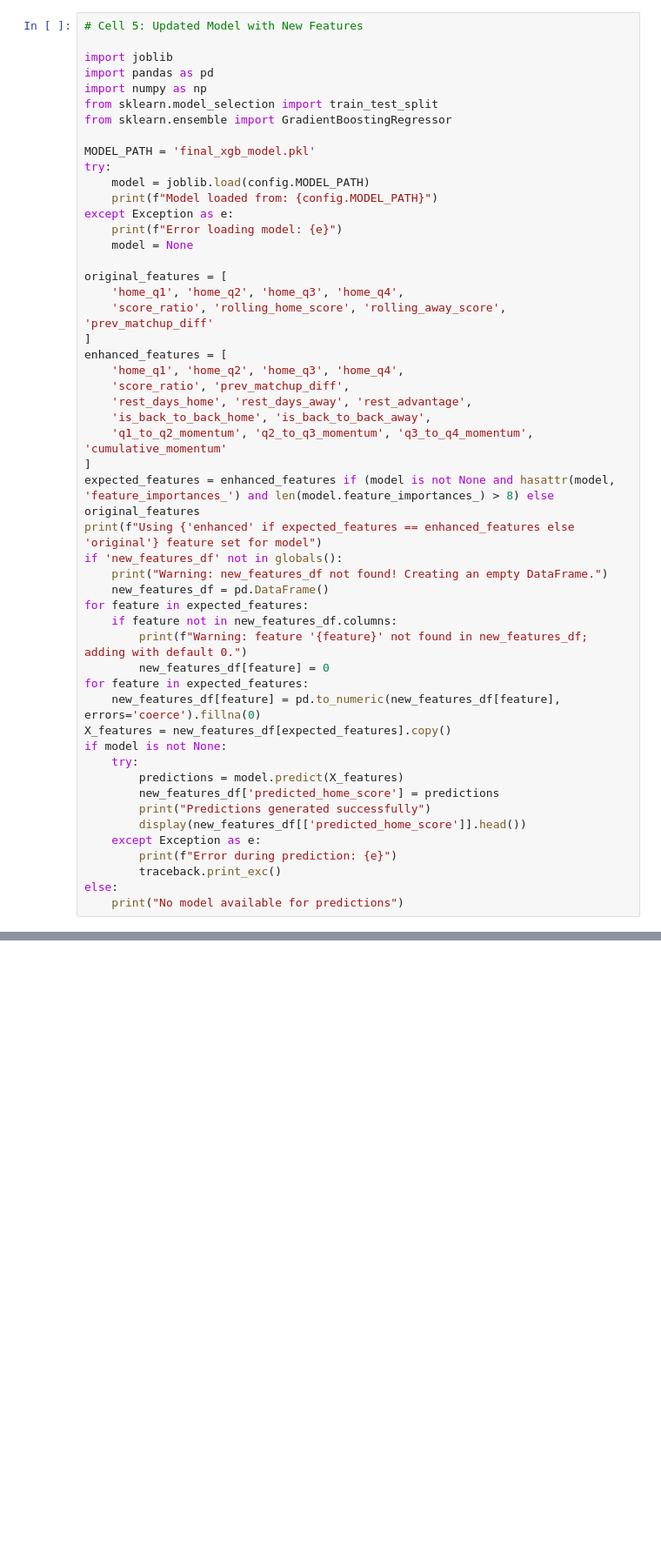
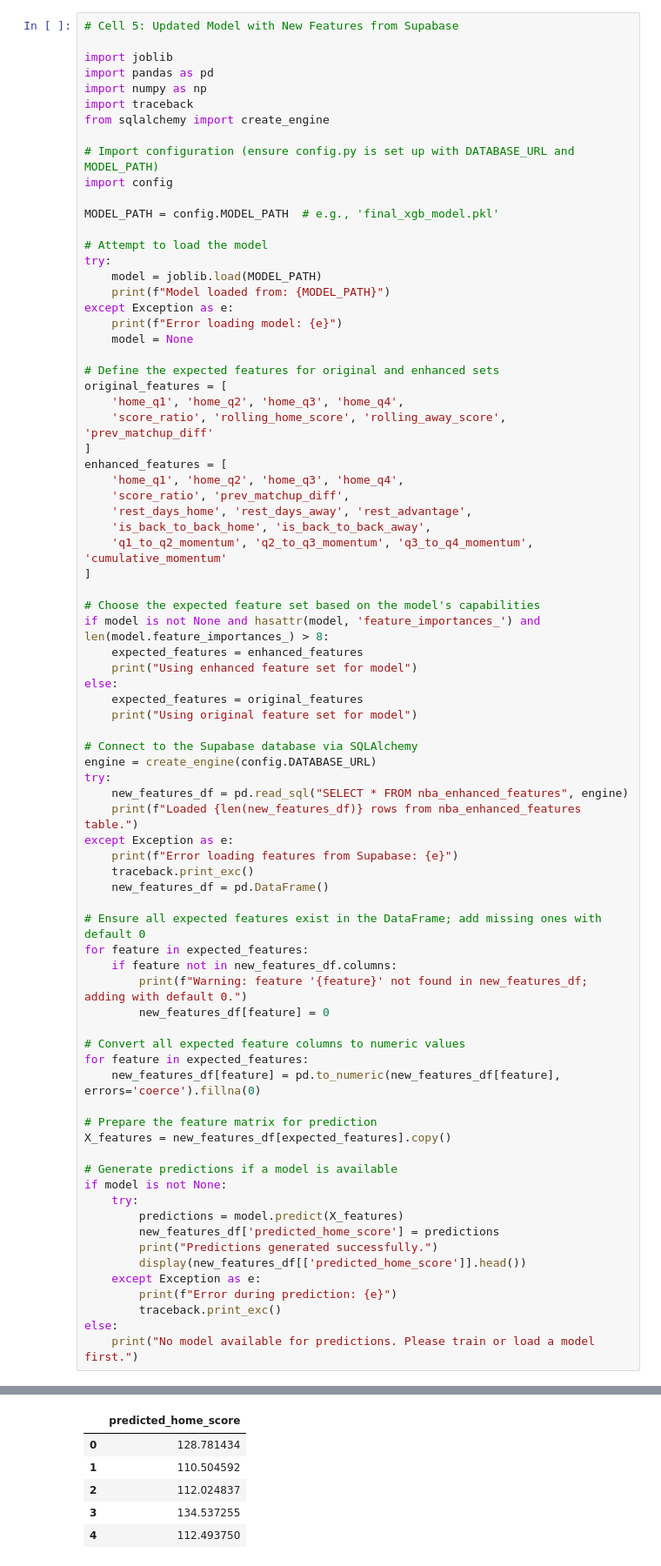
Before and after one commit to themattbirch/score-genius, a Jupyter notebook: notebooks/In_Game_Score_Predictions.ipynb, the cells around one changed output, grey strips where cells are left out. Shown at 87% size. Drawn from its saved outputs; the diff is of its cells as text; blank space fills up the shorter version.

Commit message:
New model added

```diff
--- a/notebooks/In_Game_Score_Predictions.ipynb
+++ b/notebooks/In_Game_Score_Predictions.ipynb
@@ -1373,20 +1242,26 @@ if enhanced_features is not None:
 # %%
-# Cell 5: Updated Model with New Features
+# Cell 5: Updated Model with New Features from Supabase
 
 import joblib
 import pandas as pd
 import numpy as np
-from sklearn.model_selection import train_test_split
-from sklearn.ensemble import GradientBoostingRegressor
+import traceback
+from sqlalchemy import create_engine
 
-MODEL_PATH = 'final_xgb_model.pkl'
+# Import configuration (ensure config.py is set up with DATABASE_URL and MODEL_PATH)
+import config
+
+MODEL_PATH = config.MODEL_PATH  # e.g., 'final_xgb_model.pkl'
+
+# Attempt to load the model
 try:
-    model = joblib.load(config.MODEL_PATH)
-    print(f"Model loaded from: {config.MODEL_PATH}")
+    model = joblib.load(MODEL_PATH)
+    print(f"Model loaded from: {MODEL_PATH}")
 except Exception as e:
     print(f"Error loading model: {e}")
     model = None
 
+# Define the expected features for original and enhanced sets
 original_features = [
     'home_q1', 'home_q2', 'home_q3', 'home_q4',
     'score_ratio', 'rolling_home_score', 'rolling_away_score', 'prev_matchup_diff'
@@ -1398,26 +1273,48 @@ enhanced_features = [
     'is_back_to_back_home', 'is_back_to_back_away',
     'q1_to_q2_momentum', 'q2_to_q3_momentum', 'q3_to_q4_momentum', 'cumulative_momentum'
 ]
-expected_features = enhanced_features if (model is not None and hasattr(model, 'feature_importances_') and len(model.feature_importances_) > 8) else original_features
-print(f"Using {'enhanced' if expected_features == enhanced_features else 'original'} feature set for model")
-if 'new_features_df' not in globals():
-    print("Warning: new_features_df not found! Creating an empty DataFrame.")
+
+# Choose the expected feature set based on the model's capabilities
+if model is not None and hasattr(model, 'feature_importances_') and len(model.feature_importances_) > 8:
+    expected_features = enhanced_features
+    print("Using enhanced feature set for model")
+else:
+    expected_features = original_features
+    print("Using original feature set for model")
+
+# Connect to the Supabase database via SQLAlchemy
+engine = create_engine(config.DATABASE_URL)
+try:
+    new_features_df = pd.read_sql("SELECT * FROM nba_enhanced_features", engine)
+    print(f"Loaded {len(new_features_df)} rows from nba_enhanced_features table.")
+except Exception as e:
+    print(f"Error loading features from Supabase: {e}")
+    traceback.print_exc()
     new_features_df = pd.DataFrame()
+
+# Ensure all expected features exist in the DataFrame; add missing ones with default 0
 for feature in expected_features:
     if feature not in new_features_df.columns:
         print(f"Warning: feature '{feature}' not found in new_features_df; adding with default 0.")
         new_features_df[feature] = 0
+
+# Convert all expected feature columns to numeric values
 for feature in expected_features:
     new_features_df[feature] = pd.to_numeric(new_features_df[feature], errors='coerce').fillna(0)
+
+# Prepare the feature matrix for prediction
 X_features = new_features_df[expected_features].copy()
+
+# Generate predictions if a model is available
 if model is not None:
     try:
         predictions = model.predict(X_features)
         new_features_df['predicted_home_score'] = predictions
-        print("Predictions generated successfully")
+        print("Predictions generated successfully.")
         display(new_features_df[['predicted_home_score']].head())
     except Exception as e:
         print(f"Error during prediction: {e}")
         traceback.print_exc()
 else:
-    print("No model available for predictions")
+    print("No model available for predictions. Please train or load a model first.")
+# %% [output]
@@ -1424,3 +1325,9 @@ else:
+|  | predicted_home_score |
+| 0 | 128.781434 |
+| 1 | 110.504592 |
+| 2 | 112.024837 |
+| 3 | 134.537255 |
+| 4 | 112.493750 |
 # %%
 # Cell 6: Preprocess data for training with diagnostics
 from models.score_prediction import load_training_data, preprocess_data
```
Also changed, not shown: parts of 26 cells of this notebook, 2 other files.
